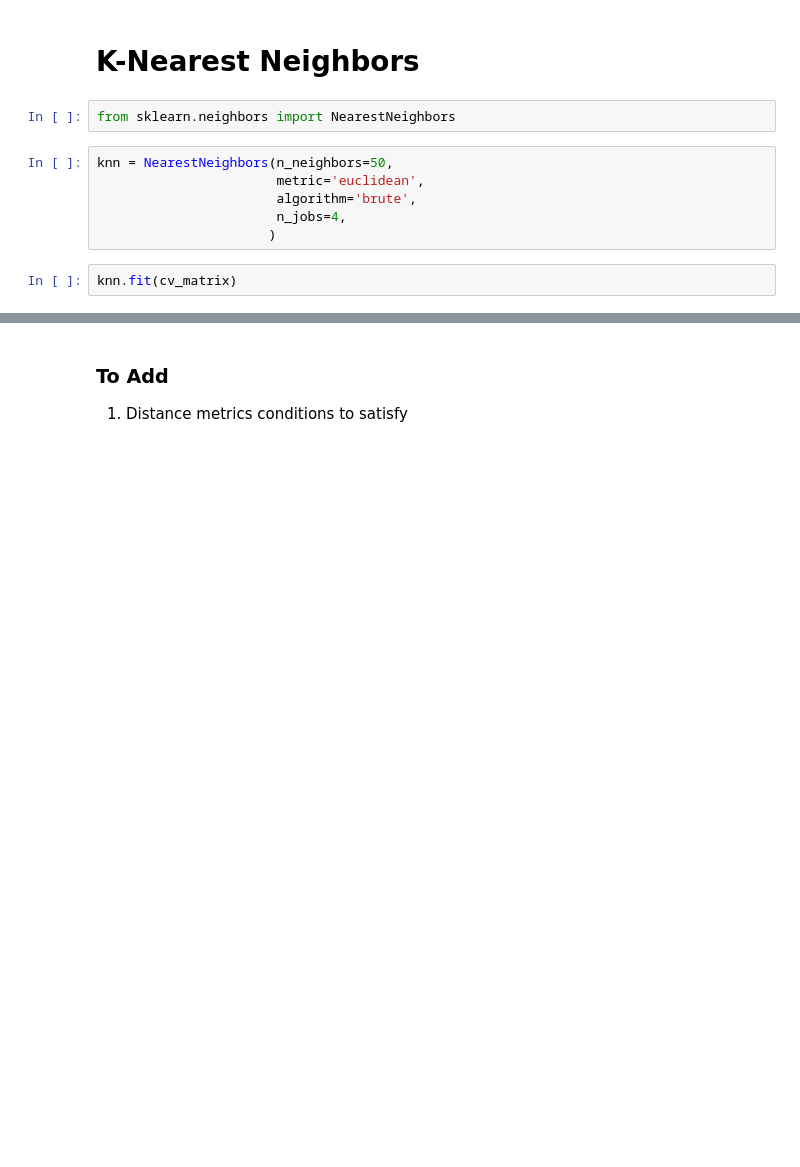
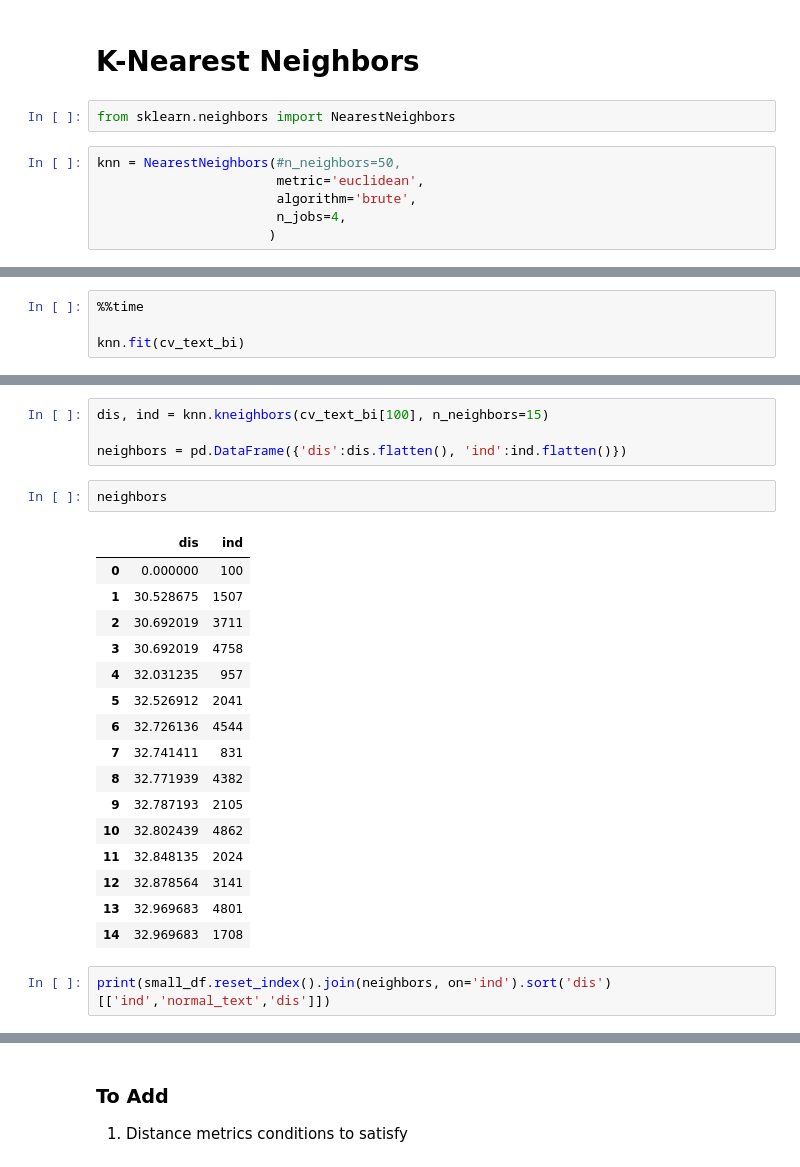
Before and after one commit to ramonprz01/bg-insead-project, a Jupyter notebook: unsupervised_ml/clustering_test.ipynb, the cells around one changed output, grey strips where cells are left out. Saved outputs shown, nothing was run; the diff lists cells and outputs as text; blank space fills up the shorter version.

```diff
--- a/unsupervised_ml/clustering_test.ipynb
+++ b/unsupervised_ml/clustering_test.ipynb
@@ -707,10 +698,8 @@ km.n_iter_
 # %%
 from sklearn.neighbors import NearestNeighbors
 # %%
-knn = NearestNeighbors(n_neighbors=50,
+knn = NearestNeighbors(#n_neighbors=50,
                        metric='euclidean',
                        algorithm='brute',
                        n_jobs=4,
                       )
-# %%
-knn.fit(cv_matrix)
@@ -719,0 +706,4 @@ NearestNeighbors(algorithm='brute', leaf_size=30, metric='euclidean',
+# %%
+%%time
+
+knn.fit(cv_text_bi)
@@ -719,0 +715,25 @@ NearestNeighbors(algorithm='brute', leaf_size=30, metric='euclidean',
+# %%
+dis, ind = knn.kneighbors(cv_text_bi[100], n_neighbors=15)
+
+neighbors = pd.DataFrame({'dis':dis.flatten(), 'ind':ind.flatten()})
+# %%
+neighbors
+# %% [output]
+|  | dis | ind |
+| 0 | 0.000000 | 100 |
+| 1 | 30.528675 | 1507 |
+| 2 | 30.692019 | 3711 |
+| 3 | 30.692019 | 4758 |
+| 4 | 32.031235 | 957 |
+| 5 | 32.526912 | 2041 |
+| 6 | 32.726136 | 4544 |
+| 7 | 32.741411 | 831 |
+| 8 | 32.771939 | 4382 |
+| 9 | 32.787193 | 2105 |
+| 10 | 32.802439 | 4862 |
+| 11 | 32.848135 | 2024 |
+| 12 | 32.878564 | 3141 |
+| 13 | 32.969683 | 4801 |
+| 14 | 32.969683 | 1708 |
+# %%
+print(small_df.reset_index().join(neighbors, on='ind').sort('dis')[['ind','normal_text','dis']])
```
Also changed, not shown: parts of 15 cells of this notebook, 1 other file.
